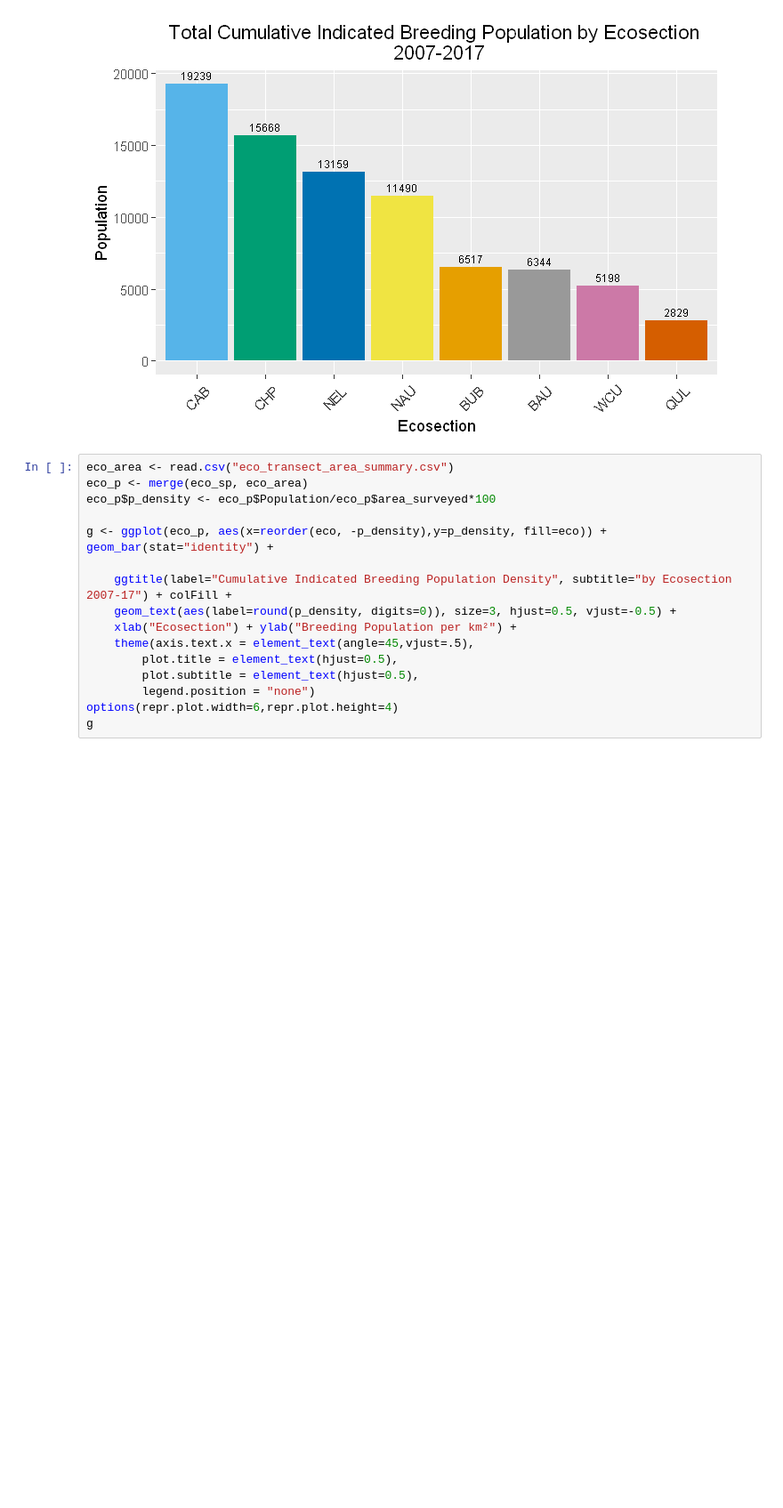
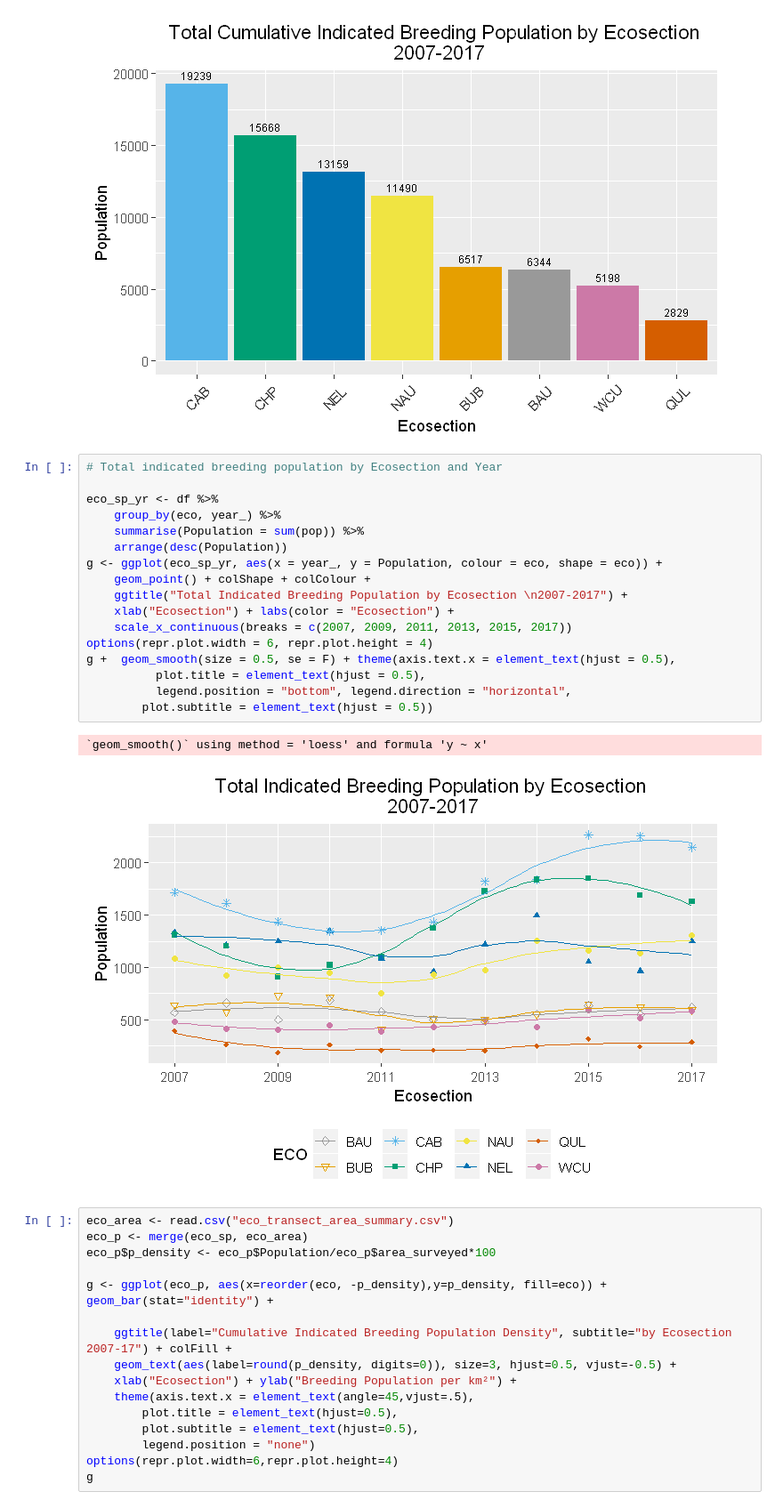
Before and after one commit to Yuhash/iws, a Jupyter notebook: IWS_Notebook.ipynb, the cells around one changed output. Shown at 89% size. Cells and saved outputs as stored; diff of their text form; blank space fills up the shorter version.

```diff
--- a/IWS_Notebook.ipynb
+++ b/IWS_Notebook.ipynb
@@ -259,6 +226,26 @@ options(repr.plot.width = 6, repr.plot.height = 4)
 g
 # %% [output]
 [figure]
+# %%
+# Total indicated breeding population by Ecosection and Year
+
+eco_sp_yr <- df %>%
+    group_by(eco, year_) %>%
+    summarise(Population = sum(pop)) %>%
+    arrange(desc(Population))
+g <- ggplot(eco_sp_yr, aes(x = year_, y = Population, colour = eco, shape = eco)) +
+    geom_point() + colShape + colColour +
+    ggtitle("Total Indicated Breeding Population by Ecosection \n2007-2017") +
+    xlab("Ecosection") + labs(color = "Ecosection") +
+    scale_x_continuous(breaks = c(2007, 2009, 2011, 2013, 2015, 2017))
+options(repr.plot.width = 6, repr.plot.height = 4)
+g +  geom_smooth(size = 0.5, se = F) + theme(axis.text.x = element_text(hjust = 0.5),
+          plot.title = element_text(hjust = 0.5),
+          legend.position = "bottom", legend.direction = "horizontal",
+        plot.subtitle = element_text(hjust = 0.5))
+# %% [output]
+`geom_smooth()` using method = 'loess' and formula 'y ~ x'
+[figure, added]
 # %%
 eco_area <- read.csv("eco_transect_area_summary.csv")
 eco_p <- merge(eco_sp, eco_area)
```
Also changed, not shown: parts of 7 cells of this notebook, 3 other files.
